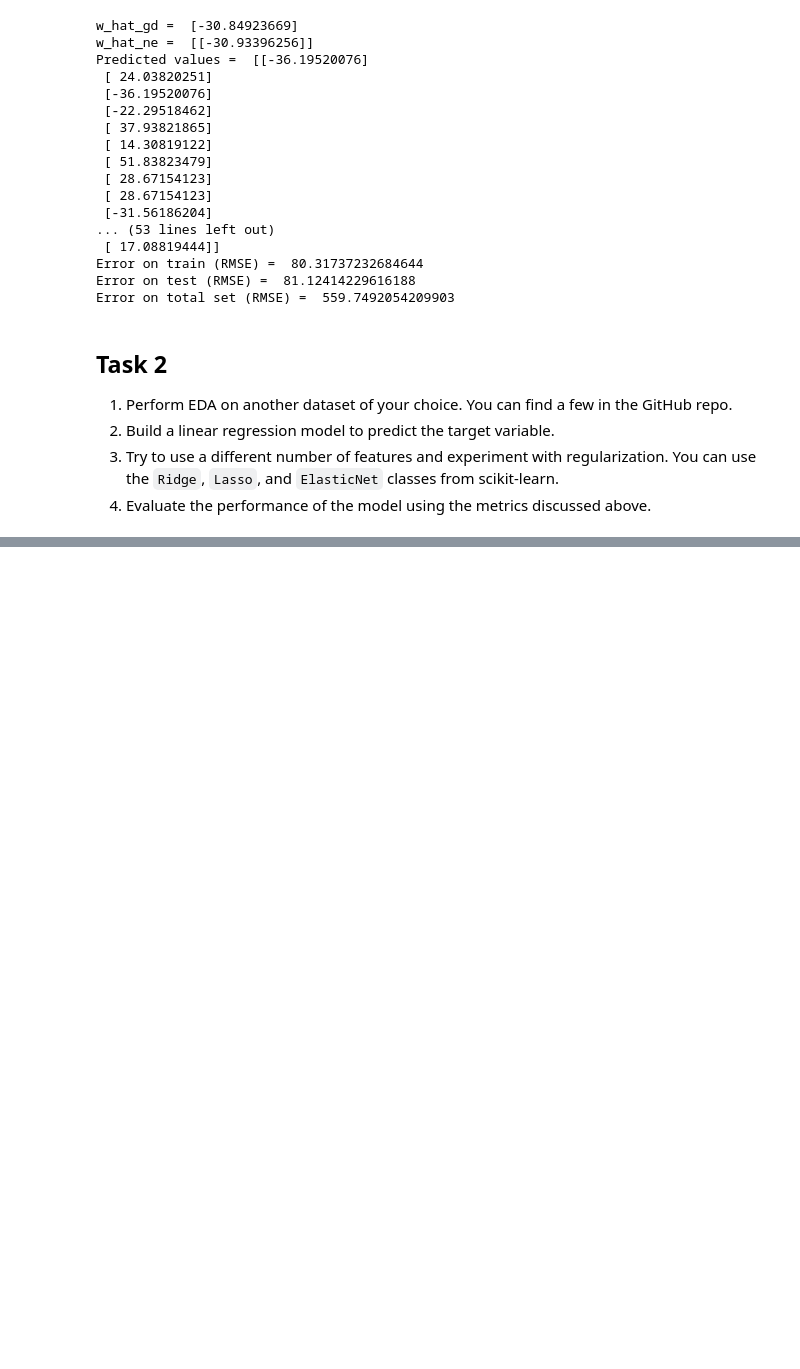
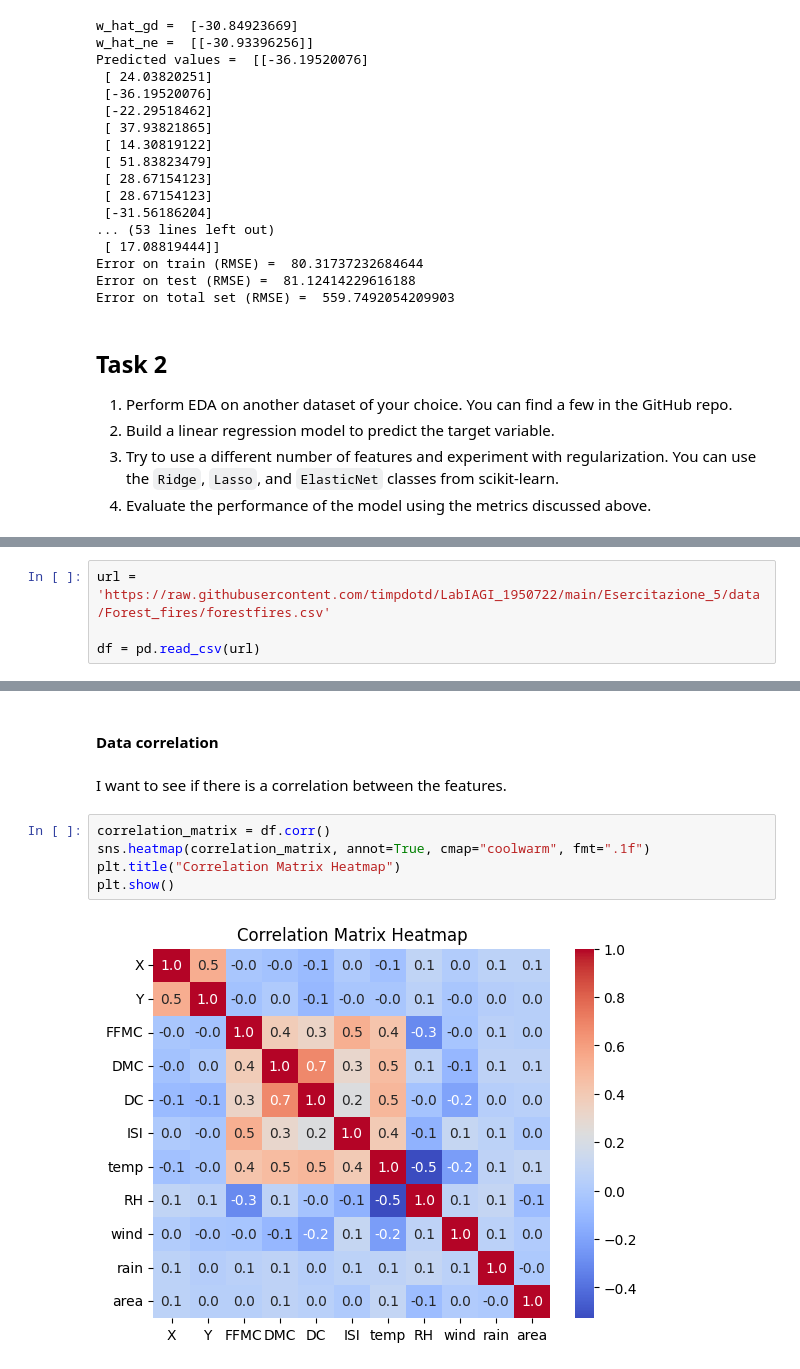
Before and after one commit to timpdotd/LabIAGI_1950722, a Jupyter notebook: Esercitazione_5/Linear_Regression_1950722.ipynb, the cells around one changed output, grey strips where cells are left out. Cells and saved outputs as stored; diff of their text form; blank space fills up the shorter version.

```diff
--- a/Esercitazione_5/Linear_Regression_1950722.ipynb
+++ b/Esercitazione_5/Linear_Regression_1950722.ipynb
@@ -537,0 +545,4 @@ Error on total set (RMSE) =  559.7492054209903
+# %%
+url = 'https://raw.githubusercontent.com/timpdotd/LabIAGI_1950722/main/Esercitazione_5/data/Forest_fires/forestfires.csv'
+
+df = pd.read_csv(url)
@@ -537,0 +620,11 @@ Error on total set (RMSE) =  559.7492054209903
+# %% [markdown]
+#### Data correlation
+# %% [markdown]
+I want to see if there is a correlation between the features.
+# %%
+correlation_matrix = df.corr()
+sns.heatmap(correlation_matrix, annot=True, cmap="coolwarm", fmt=".1f")
+plt.title("Correlation Matrix Heatmap")
+plt.show()
+# %% [output]
+[figure, added]
```
Also changed, not shown: parts of 25 cells of this notebook.
